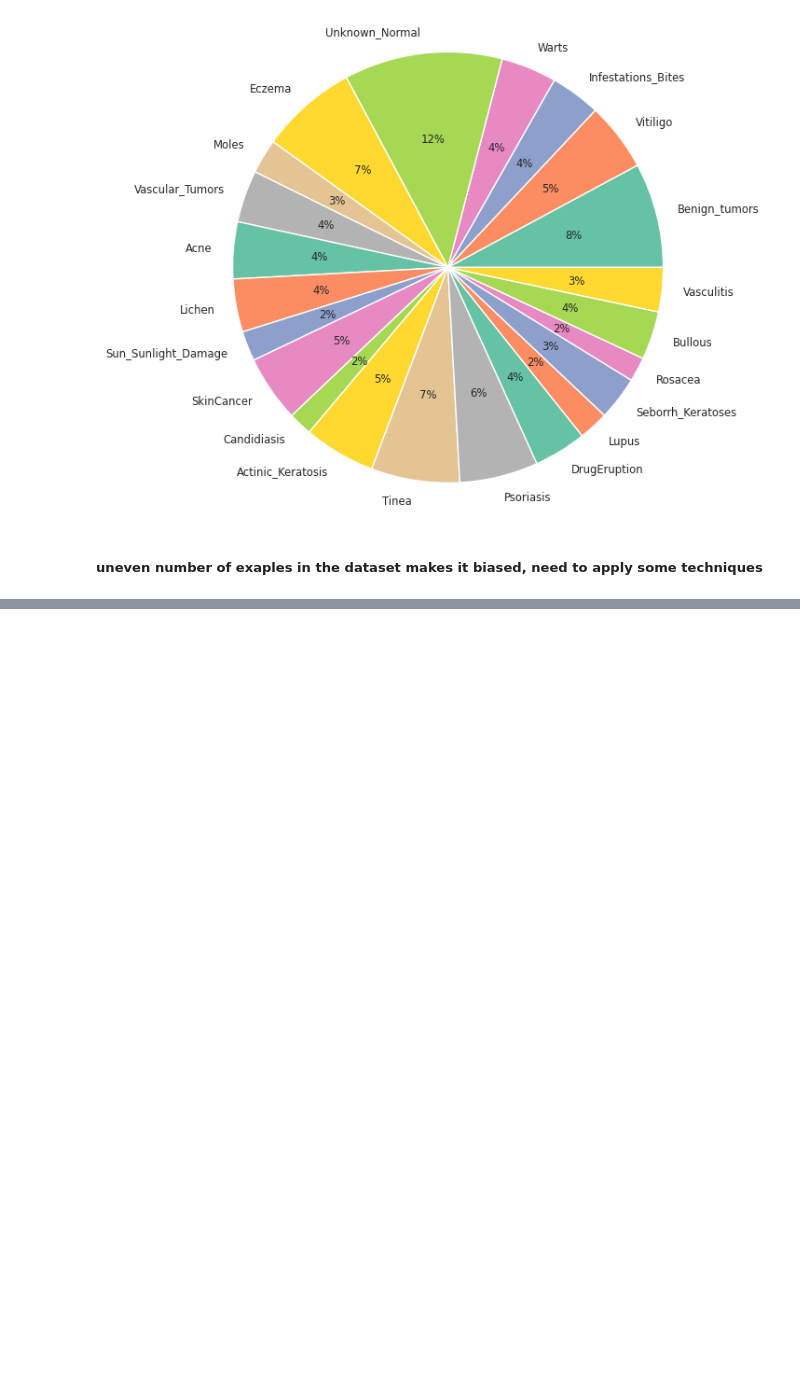
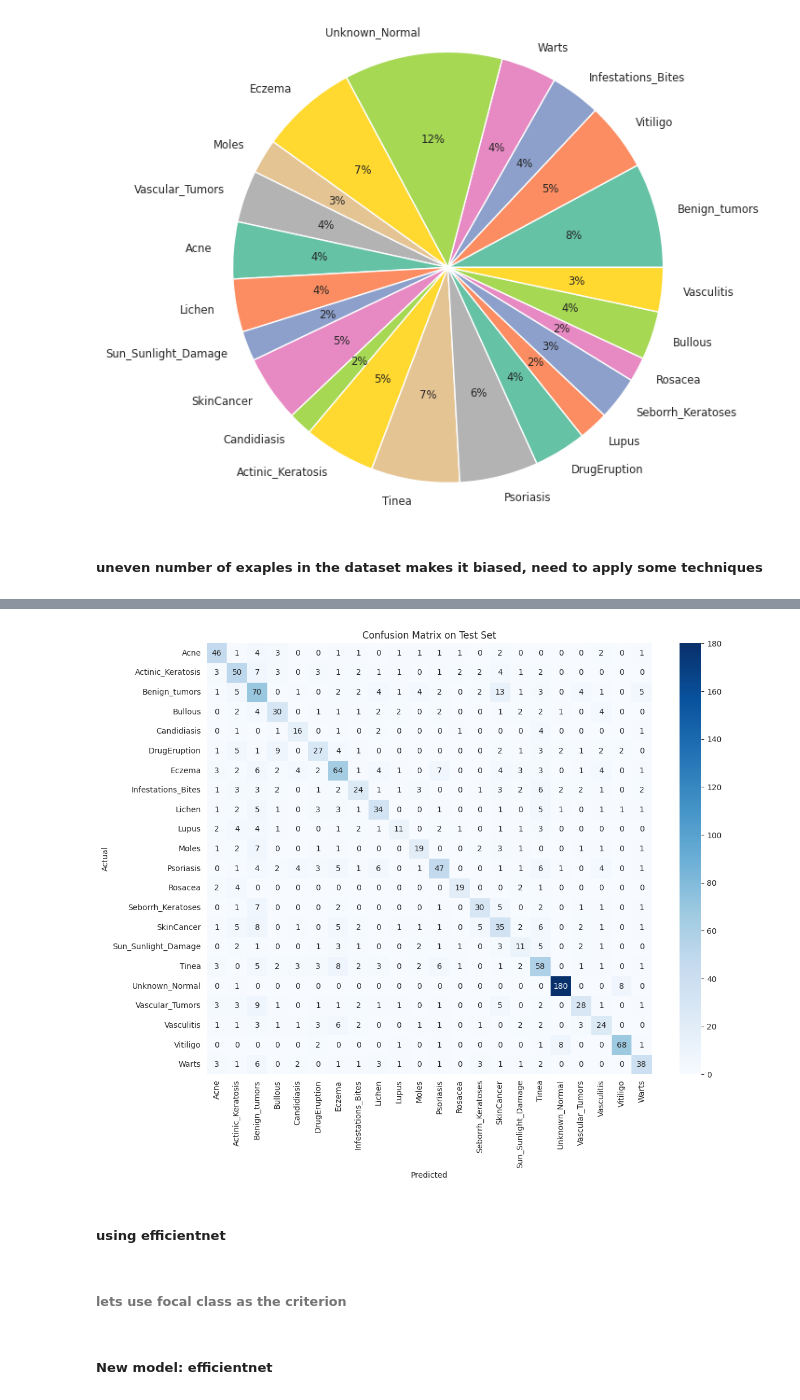
Before and after one commit to rahuldeepak-the-one/skin-disease-detection, a Jupyter notebook: my-notebook.ipynb, the cells around one changed output, grey strips where cells are left out. Saved outputs shown, nothing was run; the diff lists cells and outputs as text; code cells hidden in the pictures; blank space fills up the shorter version.

Commit message:
adding new notebook using eff-net-b0

```diff
--- a/my-notebook.ipynb
+++ b/my-notebook.ipynb
@@ -82,0 +188,13 @@ plt.show()
+# %%
+from torch.utils.data import random_split, DataLoader
+
+split_ratio = 0.1
+
+train_size = int((1 - split_ratio) * len(train_set))
+val_size = len(train_set) - train_size
+
+train_split, val_split = random_split(train_set, [train_size, val_size])
+
+### dataloader
+train_split_loader = DataLoader(train_split, batch_size=32, shuffle=True, num_workers=2)
+val_split_loader = DataLoader(val_split, batch_size=32, shuffle=True, num_workers=2)
@@ -82,0 +348,20 @@ plt.show()
+# %%
+from sklearn.metrics import confusion_matrix
+
+cm = confusion_matrix(all_labels, all_pred)
+labels = test_set.classes
+
+plt.figure(figsize=(12, 10))
+sns.heatmap(cm, annot=True, fmt='d', cmap='Blues', xticklabels=labels, yticklabels=labels)
+plt.title("Confusion Matrix on Test Set")
+plt.xlabel("Predicted")
+plt.ylabel("Actual")
+plt.xticks(rotation=90)
+plt.yticks(rotation=0)
+plt.tight_layout()
+plt.savefig('confusion_matrix.jpg')
+plt.show()
+# %% [output]
+[figure, added]
+# %% [markdown]
+##### using efficientnet
@@ -82,0 +373,4 @@ plt.show()
+# %% [markdown]
+###### lets use focal class as the criterion
+# %% [markdown]
+##### New model: efficientnet
```
Also changed, not shown: parts of 22 cells of this notebook, 4 other files.
